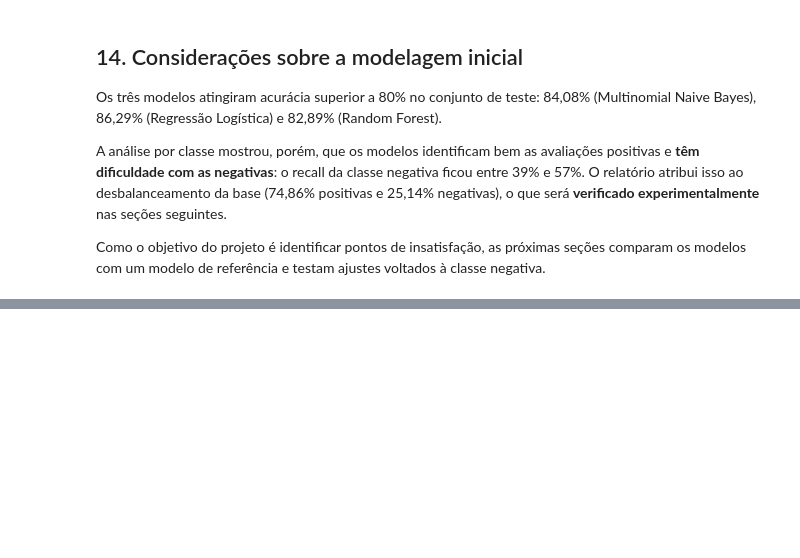
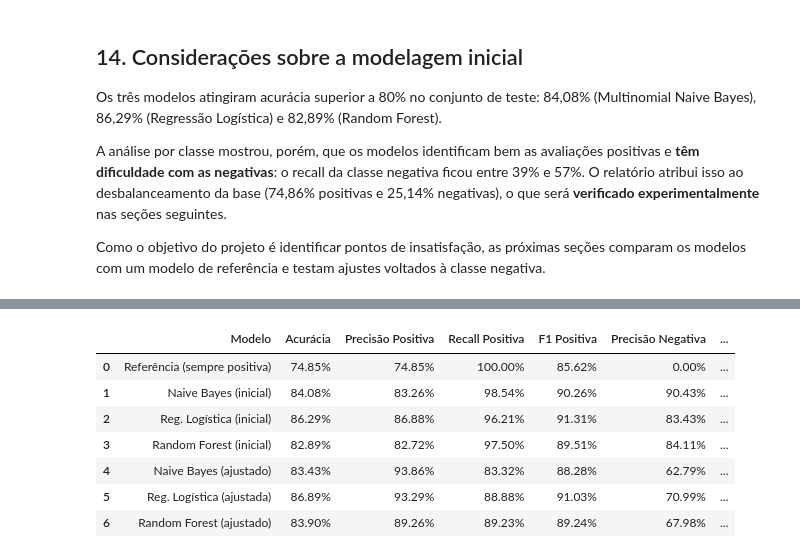
Before and after one commit to marcosaraujoCL/projeto-aplicado-II-classificacoes-avaliacoes, a Jupyter notebook: Notebooks/02_modelagem_avaliacao.ipynb, the cells around one changed output, grey strips where cells are left out. Cells and saved outputs as stored; diff of their text form; code cells hidden in the pictures; blank space fills up the shorter version.

```diff
--- a/Notebooks/02_modelagem_avaliacao.ipynb
+++ b/Notebooks/02_modelagem_avaliacao.ipynb
@@ -508,0 +515,26 @@ Como o objetivo do projeto é identificar pontos de insatisfação, as próximas
+# %%
+def avaliar(nome, y_real, y_prev):
+    return {
+        "Modelo": nome,
+        "Acurácia": accuracy_score(y_real, y_prev),
+        "Precisão Positiva": precision_score(y_real, y_prev, pos_label=1, zero_division=0),
+        "Recall Positiva": recall_score(y_real, y_prev, pos_label=1, zero_division=0),
+        "F1 Positiva": f1_score(y_real, y_prev, pos_label=1, zero_division=0),
+        "Precisão Negativa": precision_score(y_real, y_prev, pos_label=0, zero_division=0),
+        "Recall Negativa": recall_score(y_real, y_prev, pos_label=0, zero_division=0),
+        "F1 Negativa": f1_score(y_real, y_prev, pos_label=0, zero_division=0),
+        "F1 Macro": f1_score(y_real, y_prev, average="macro", zero_division=0),
+    }
+
+referencia = DummyClassifier(strategy="most_frequent")
+referencia.fit(X_treino_tfidf, y_treino)
+previsoes_ref = referencia.predict(X_teste_tfidf)
+
+tabela_base = pd.DataFrame([
+    avaliar("Referência (sempre positiva)", y_teste, previsoes_ref),
+    avaliar("Naive Bayes (inicial)", y_teste, previsoes_nb),
+    avaliar("Reg. Logística (inicial)", y_teste, previsoes_lr),
+    avaliar("Random Forest (inicial)", y_teste, previsoes_rf),
+])
+
+tabela_base.style.format({c: "{:.2%}" for c in tabela_base.columns if c != "Modelo"})
@@ -508,0 +615,22 @@ Como o objetivo do projeto é identificar pontos de insatisfação, as próximas
+# %%
+prev_nb_aj = gs_nb.best_estimator_.predict(X_teste)
+prev_lr_aj = gs_lr.best_estimator_.predict(X_teste)
+prev_rf_aj = pipe_rf.predict(X_teste)
+
+tabela_aj = pd.DataFrame([
+    avaliar("Naive Bayes (ajustado)", y_teste, prev_nb_aj),
+    avaliar("Reg. Logística (ajustada)", y_teste, prev_lr_aj),
+    avaliar("Random Forest (ajustado)", y_teste, prev_rf_aj),
+])
+
+comparacao = pd.concat([tabela_base, tabela_aj], ignore_index=True)
+comparacao.style.format({c: "{:.2%}" for c in comparacao.columns if c != "Modelo"})
+# %% [output]
+|  | Modelo | Acurácia | Precisão Positiva | Recall Positiva | F1 Positiva | Precisão Negativa | ... |
+| 0 | Referência (sempre positiva) | 74.85% | 74.85% | 100.00% | 85.62% | 0.00% | ... |
+| 1 | Naive Bayes (inicial) | 84.08% | 83.26% | 98.54% | 90.26% | 90.43% | ... |
+| 2 | Reg. Logística (inicial) | 86.29% | 86.88% | 96.21% | 91.31% | 83.43% | ... |
+| 3 | Random Forest (inicial) | 82.89% | 82.72% | 97.50% | 89.51% | 84.11% | ... |
+| 4 | Naive Bayes (ajustado) | 83.43% | 93.86% | 83.32% | 88.28% | 62.79% | ... |
+| 5 | Reg. Logística (ajustada) | 86.89% | 93.29% | 88.88% | 91.03% | 70.99% | ... |
+| 6 | Random Forest (ajustado) | 83.90% | 89.26% | 89.23% | 89.24% | 67.98% | ... |
```
Also changed, not shown: parts of 13 cells of this notebook, 2 other files.
